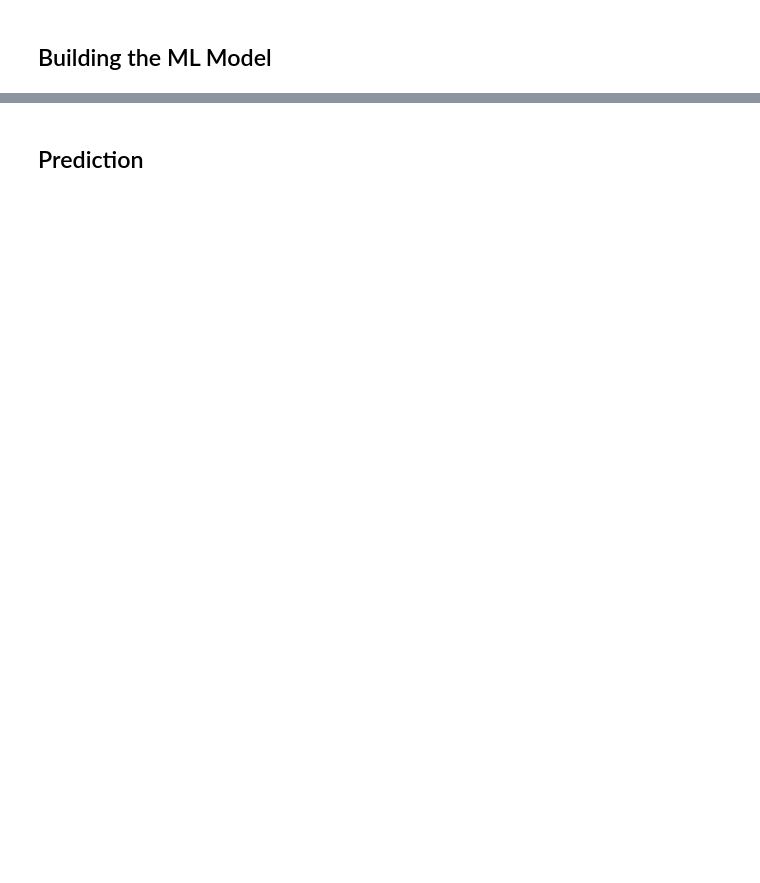
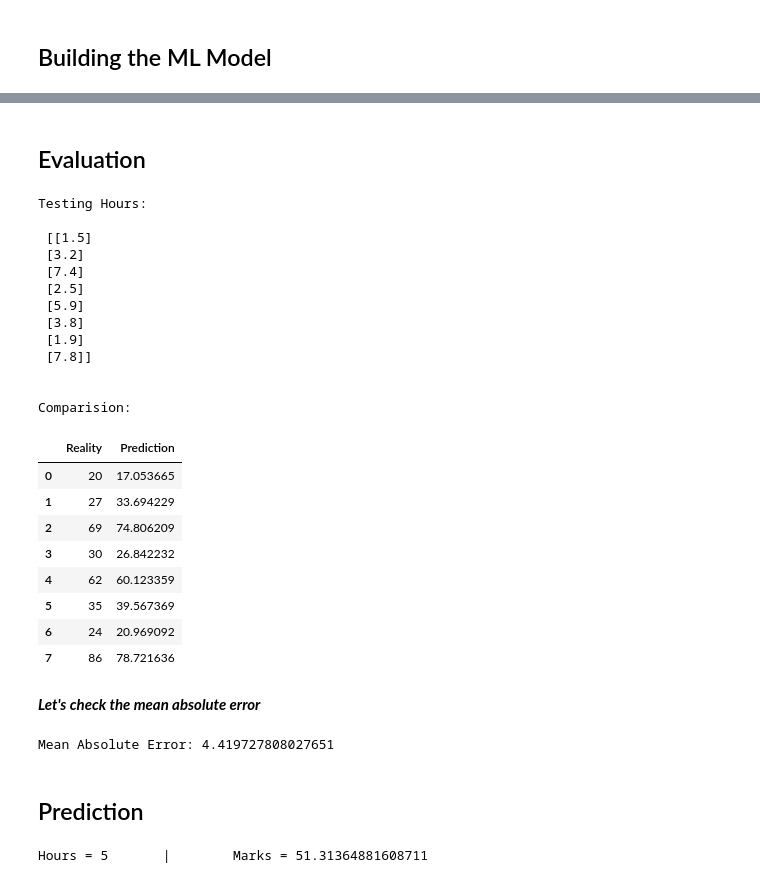
Before and after one commit to ravi-prakash1907/The-Spark-Foundation-Tasks, a Jupyter notebook: Task1/task1.ipynb, the cells around one changed output, grey strips where cells are left out. Cells and saved outputs as stored; diff of their text form; code cells hidden in the pictures; blank space fills up the shorter version.

```diff
--- a/Task1/task1.ipynb
+++ b/Task1/task1.ipynb
@@ -81,2 +146,45 @@ data.describe
+# %% [markdown]
+## Evaluation
+# %%
+## testing the model
+print("Testing Hours:\n\n",xtest)
+
+# predicting the marks for test dataset
+yPredicted = linRegModel.predict(xtest)
+
+print("\n\nComparision:\n")
+df = pd.DataFrame({'Reality': ytest, 'Prediction': yPredicted})
+
+df
+# %% [output]
+Testing Hours:
+
+ [[1.5]
+ [3.2]
+ [7.4]
+ [2.5]
+ [5.9]
+ [3.8]
+ [1.9]
+ [7.8]]
+
+
+Comparision:
+|  | Reality | Prediction |
+| 0 | 20 | 17.053665 |
+| 1 | 27 | 33.694229 |
+| 2 | 69 | 74.806209 |
+| 3 | 30 | 26.842232 |
+| 4 | 62 | 60.123359 |
+| 5 | 35 | 39.567369 |
+| 6 | 24 | 20.969092 |
+| 7 | 86 | 78.721636 |
+# %% [markdown]
+_**Let's check the mean absolute error**_
+# %%
+print('Mean Absolute Error:',
+      metrics.mean_absolute_error(ytest, yPredicted))
+# %% [output]
+Mean Absolute Error: 4.419727808027651
 # %% [markdown]
 ## Prediction
@@ -82,0 +200,5 @@ data.describe
+# %%
+# a random prediction
+predictMarks()
+# %% [output]
+Hours = 5       |        Marks = 51.31364881608711
```
Also changed, not shown: parts of 16 cells of this notebook.
